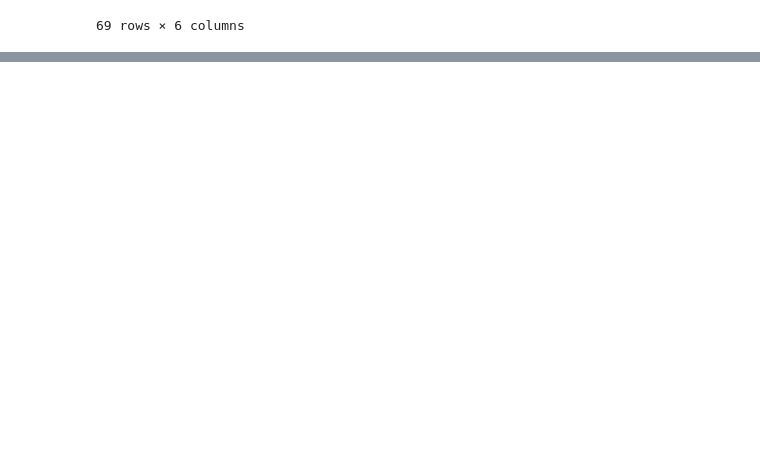
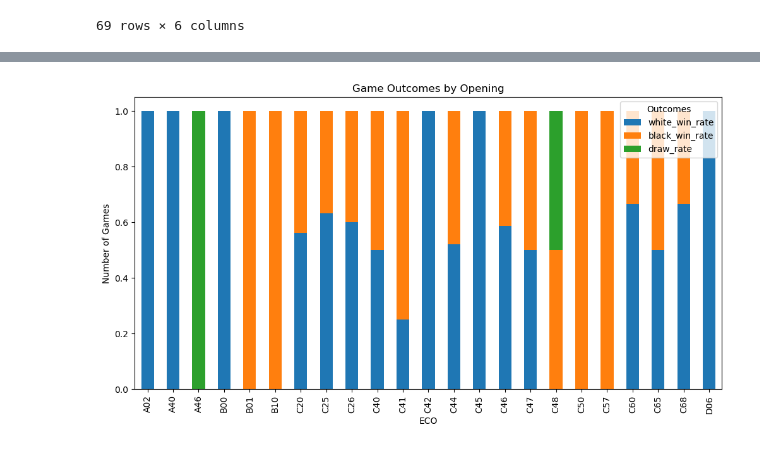
Before and after one commit to johnsonlarryl/csce-5320, a Jupyter notebook: notebooks/personal_positions.ipynb, the cells around one changed output, grey strips where cells are left out. Drawn from its saved outputs; the diff is of its cells as text; code cells hidden in the pictures; blank space fills up the shorter version.

```diff
--- a/notebooks/personal_positions.ipynb
+++ b/notebooks/personal_positions.ipynb
@@ -742,0 +877,11 @@ hypothesis_test_question_7a
+# %%
+question_4a_games_results_rate[["white_win_rate", "black_win_rate", "draw_rate"]].plot(kind="bar",
+                                                                                       figsize=(12, 6),
+                                                                                       stacked=True)
+plt.title("Game Outcomes by Opening")
+plt.xlabel("ECO")
+plt.ylabel("Number of Games")
+plt.legend(title="Outcomes")
+plt.show()
+# %% [output]
+[figure, added]
```
Also changed, not shown: parts of 25 cells of this notebook.
